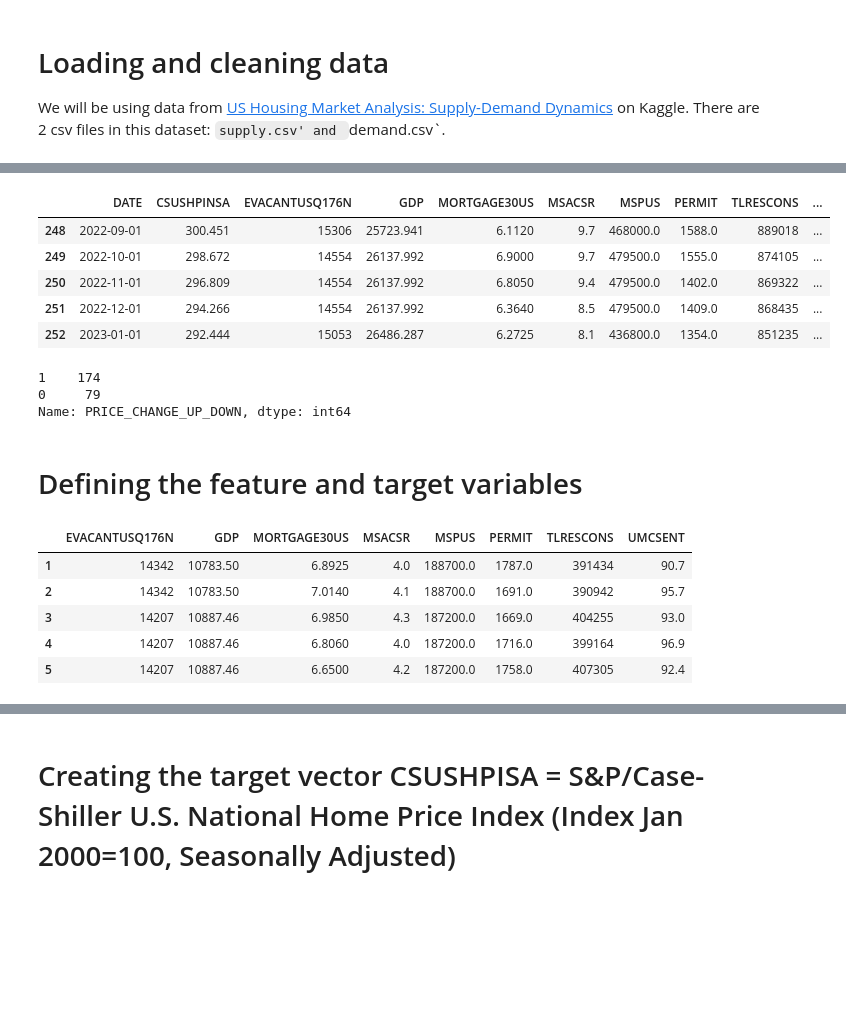
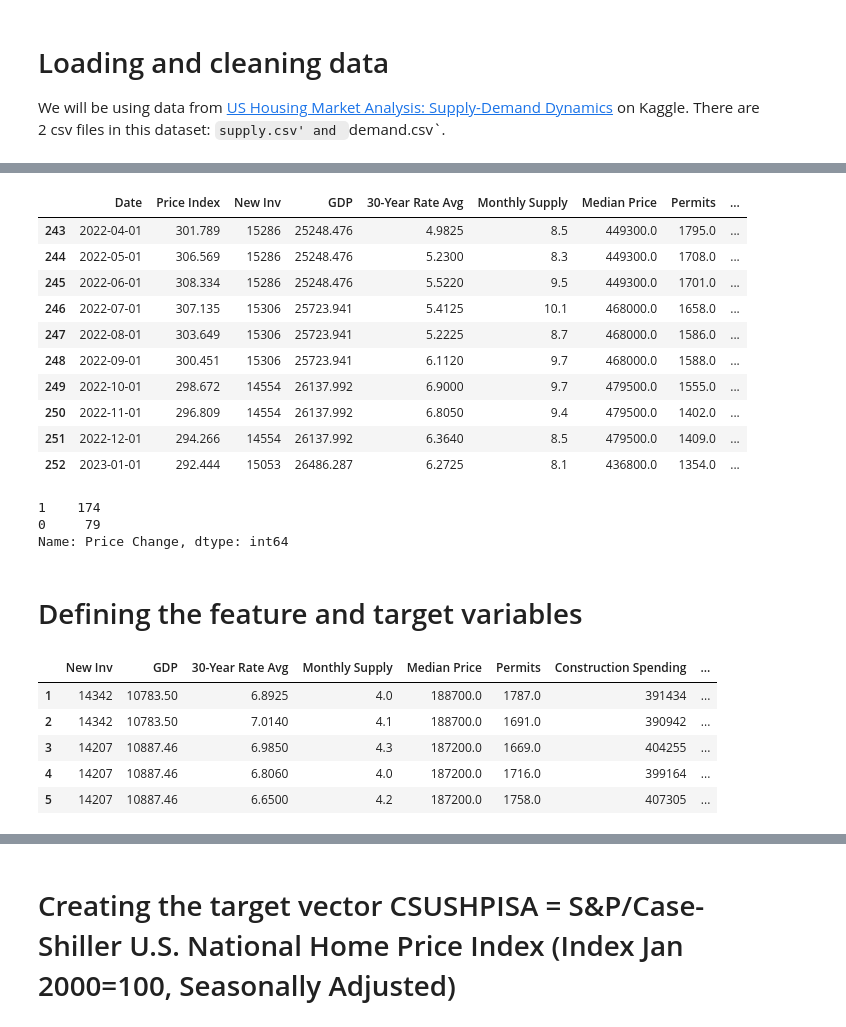
Before and after one commit to CptSasquatch/project-4, a Jupyter notebook: jason/us_housing_new.ipynb, the cells around one changed output, grey strips where cells are left out. Drawn from its saved outputs; the diff is of its cells as text; code cells hidden in the pictures; blank space fills up the shorter version.

```diff
--- a/jason/us_housing_new.ipynb
+++ b/jason/us_housing_new.ipynb
@@ -37,39 +39,44 @@ df.tail()
 # %%
 # create a new column called 'PRICE_CHANGE_UP_DOWN' and set the values to 0 if the value of the 'CSUSHPISA' column is less than the value of the previous row, otherwise set the value to 1
-df["PRICE_CHANGE_UP_DOWN"] = np.where(df["CSUSHPINSA"] < df["CSUSHPINSA"].shift(1), 0, 1)
-df.tail()
+df["Price Change"] = np.where(df["Price Index"] < df["Price Index"].shift(1), 0, 1)
+df.tail(10)
 # %% [output]
-|  | DATE | CSUSHPINSA | EVACANTUSQ176N | GDP | MORTGAGE30US | MSACSR | MSPUS | PERMIT | TLRESCONS | ... |
-| 248 | 2022-09-01 | 300.451 | 15306 | 25723.941 | 6.1120 | 9.7 | 468000.0 | 1588.0 | 889018 | ... |
-| 249 | 2022-10-01 | 298.672 | 14554 | 26137.992 | 6.9000 | 9.7 | 479500.0 | 1555.0 | 874105 | ... |
-| 250 | 2022-11-01 | 296.809 | 14554 | 26137.992 | 6.8050 | 9.4 | 479500.0 | 1402.0 | 869322 | ... |
-| 251 | 2022-12-01 | 294.266 | 14554 | 26137.992 | 6.3640 | 8.5 | 479500.0 | 1409.0 | 868435 | ... |
-| 252 | 2023-01-01 | 292.444 | 15053 | 26486.287 | 6.2725 | 8.1 | 436800.0 | 1354.0 | 851235 | ... |
+|  | Date | Price Index | New Inv | GDP | 30-Year Rate Avg | Monthly Supply | Median Price | Permits | ... |
+| 243 | 2022-04-01 | 301.789 | 15286 | 25248.476 | 4.9825 | 8.5 | 449300.0 | 1795.0 | ... |
+| 244 | 2022-05-01 | 306.569 | 15286 | 25248.476 | 5.2300 | 8.3 | 449300.0 | 1708.0 | ... |
+| 245 | 2022-06-01 | 308.334 | 15286 | 25248.476 | 5.5220 | 9.5 | 449300.0 | 1701.0 | ... |
+| 246 | 2022-07-01 | 307.135 | 15306 | 25723.941 | 5.4125 | 10.1 | 468000.0 | 1658.0 | ... |
+| 247 | 2022-08-01 | 303.649 | 15306 | 25723.941 | 5.2225 | 8.7 | 468000.0 | 1586.0 | ... |
+| 248 | 2022-09-01 | 300.451 | 15306 | 25723.941 | 6.1120 | 9.7 | 468000.0 | 1588.0 | ... |
+| 249 | 2022-10-01 | 298.672 | 14554 | 26137.992 | 6.9000 | 9.7 | 479500.0 | 1555.0 | ... |
+| 250 | 2022-11-01 | 296.809 | 14554 | 26137.992 | 6.8050 | 9.4 | 479500.0 | 1402.0 | ... |
+| 251 | 2022-12-01 | 294.266 | 14554 | 26137.992 | 6.3640 | 8.5 | 479500.0 | 1409.0 | ... |
+| 252 | 2023-01-01 | 292.444 | 15053 | 26486.287 | 6.2725 | 8.1 | 436800.0 | 1354.0 | ... |
 # %%
 # get the value counts for the PRICE_CHANGE_UP_DOWN column
-df["PRICE_CHANGE_UP_DOWN"].value_counts()
+df["Price Change"].value_counts()
 # %% [output]
 1    174
 0     79
-Name: PRICE_CHANGE_UP_DOWN, dtype: int64
+Name: Price Change, dtype: int64
 # %% [markdown]
 # Defining the feature and target variables
 # %%
 # Define features set
 X = df.copy()
-X = X.drop("DATE", axis=1)
-X = X.drop("CSUSHPINSA", axis=1)
-X = X.drop("PRICE_CHANGE_UP_DOWN", axis=1)
+X = X.drop("Date", axis=1)
+X = X.drop("Price Index", axis=1)
+X = X.drop("Price Change", axis=1)
 # drop first row
 X = X.iloc[1:]
 X.head()
 # %% [output]
-|  | EVACANTUSQ176N | GDP | MORTGAGE30US | MSACSR | MSPUS | PERMIT | TLRESCONS | UMCSENT |
-| 1 | 14342 | 10783.50 | 6.8925 | 4.0 | 188700.0 | 1787.0 | 391434 | 90.7 |
-| 2 | 14342 | 10783.50 | 7.0140 | 4.1 | 188700.0 | 1691.0 | 390942 | 95.7 |
-| 3 | 14207 | 10887.46 | 6.9850 | 4.3 | 187200.0 | 1669.0 | 404255 | 93.0 |
-| 4 | 14207 | 10887.46 | 6.8060 | 4.0 | 187200.0 | 1716.0 | 399164 | 96.9 |
-| 5 | 14207 | 10887.46 | 6.6500 | 4.2 | 187200.0 | 1758.0 | 407305 | 92.4 |
+|  | New Inv | GDP | 30-Year Rate Avg | Monthly Supply | Median Price | Permits | Construction Spending | ... |
+| 1 | 14342 | 10783.50 | 6.8925 | 4.0 | 188700.0 | 1787.0 | 391434 | ... |
+| 2 | 14342 | 10783.50 | 7.0140 | 4.1 | 188700.0 | 1691.0 | 390942 | ... |
+| 3 | 14207 | 10887.46 | 6.9850 | 4.3 | 187200.0 | 1669.0 | 404255 | ... |
+| 4 | 14207 | 10887.46 | 6.8060 | 4.0 | 187200.0 | 1716.0 | 399164 | ... |
+| 5 | 14207 | 10887.46 | 6.6500 | 4.2 | 187200.0 | 1758.0 | 407305 | ... |
 # %%
 # checking the shape of X and if there are any null values
 print(X.shape)
```
Also changed, not shown: parts of 9 cells of this notebook, 3 other files.
